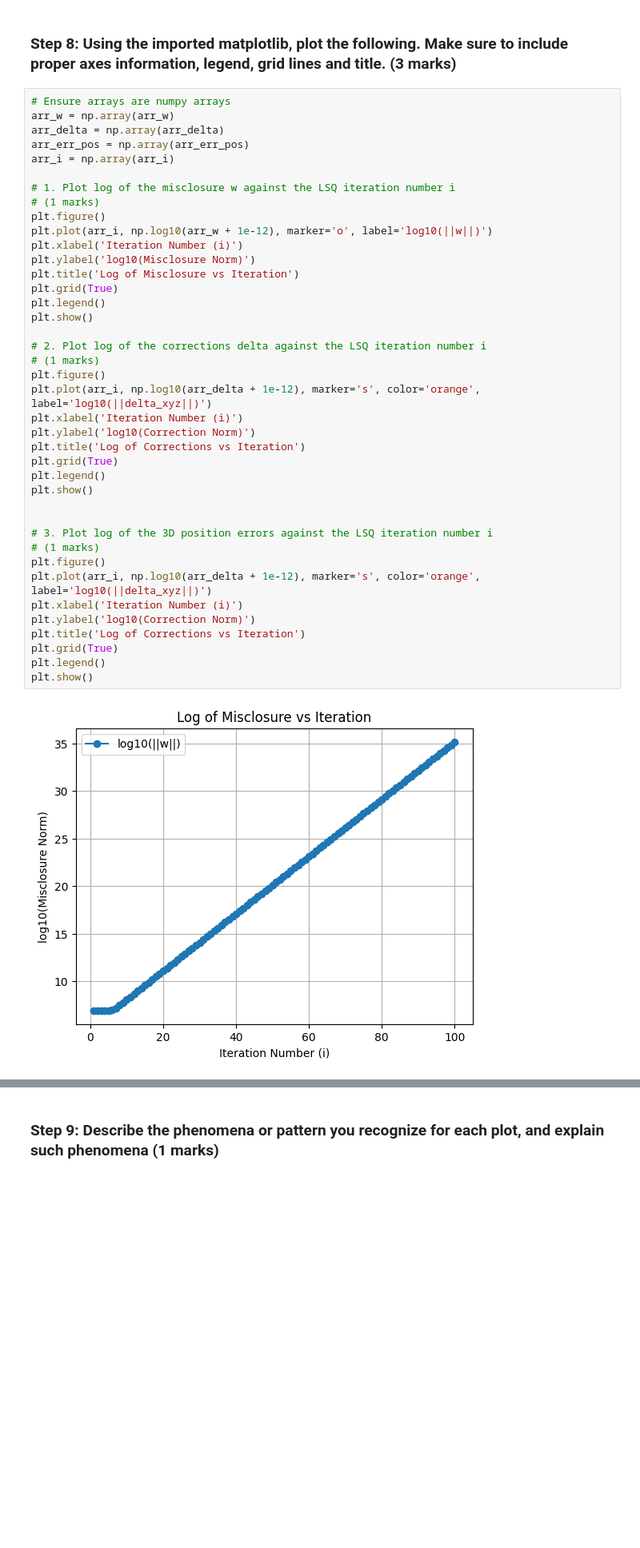
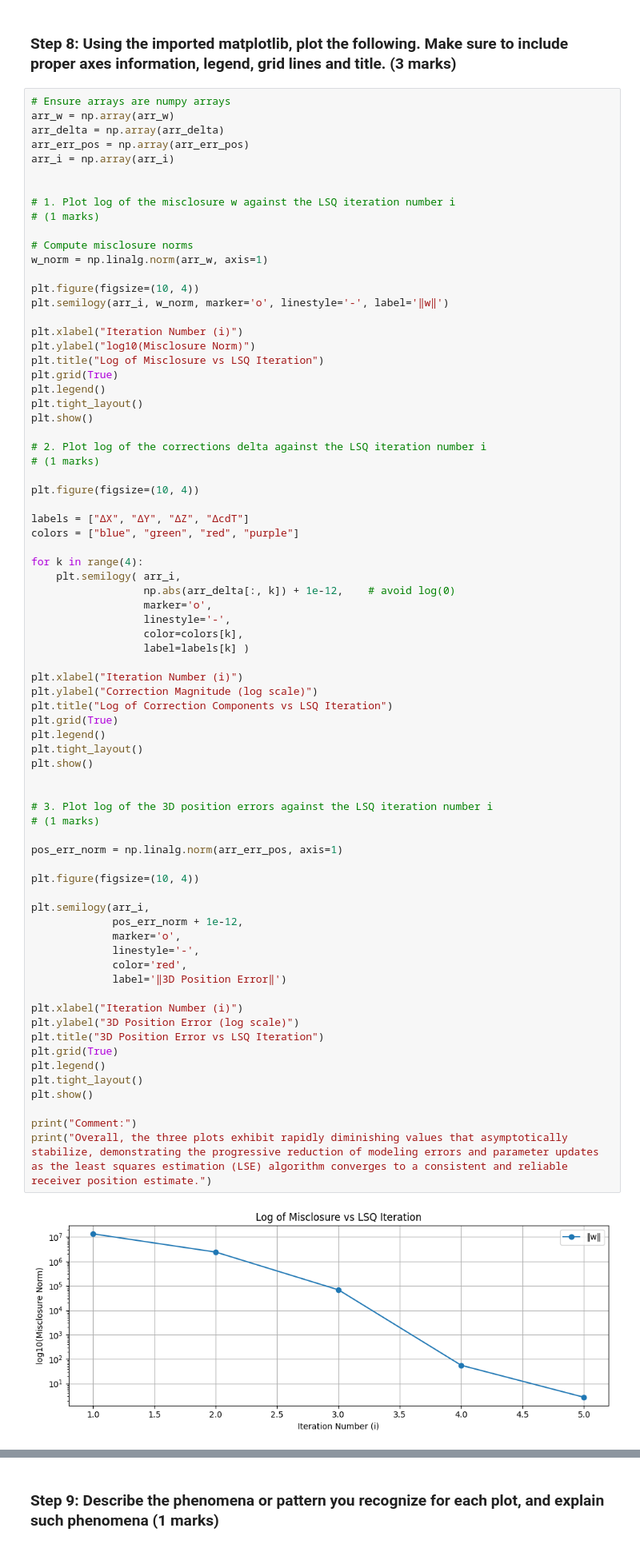
Before and after one commit to AngelicaCasibua/ENGG680_2025_Fall, a Jupyter notebook: Lab_Assignment2/Assignment2_Upload.ipynb, the cells around one changed output, grey strips where cells are left out. Shown at 80% size. Cells and saved outputs as stored; diff of their text form; blank space fills up the shorter version.

```diff
--- a/Lab_Assignment2/Assignment2_Upload.ipynb
+++ b/Lab_Assignment2/Assignment2_Upload.ipynb
@@ -428,42 +380,76 @@ Final 3-D Position Error (meters):
 # %%
 # Ensure arrays are numpy arrays
 arr_w = np.array(arr_w)
 arr_delta = np.array(arr_delta)
 arr_err_pos = np.array(arr_err_pos)
 arr_i = np.array(arr_i)
 
+
 # 1. Plot log of the misclosure w against the LSQ iteration number i
 # (1 marks)
-plt.figure()
-plt.plot(arr_i, np.log10(arr_w + 1e-12), marker='o', label='log10(||w||)')
-plt.xlabel('Iteration Number (i)')
-plt.ylabel('log10(Misclosure Norm)')
-plt.title('Log of Misclosure vs Iteration')
+
+# Compute misclosure norms
+w_norm = np.linalg.norm(arr_w, axis=1)
+
+plt.figure(figsize=(10, 4))
+plt.semilogy(arr_i, w_norm, marker='o', linestyle='-', label='‖w‖')
+
+plt.xlabel("Iteration Number (i)")
+plt.ylabel("log10(Misclosure Norm)")
+plt.title("Log of Misclosure vs LSQ Iteration")
 plt.grid(True)
 plt.legend()
+plt.tight_layout()
 plt.show()
 
 # 2. Plot log of the corrections delta against the LSQ iteration number i
 # (1 marks)
-plt.figure()
-plt.plot(arr_i, np.log10(arr_delta + 1e-12), marker='s', color='orange', label='log10(||delta_xyz||)')
-plt.xlabel('Iteration Number (i)')
-plt.ylabel('log10(Correction Norm)')
-plt.title('Log of Corrections vs Iteration')
+
+plt.figure(figsize=(10, 4))
+
+labels = ["ΔX", "ΔY", "ΔZ", "ΔcdT"]
+colors = ["blue", "green", "red", "purple"]
+
+for k in range(4):
+    plt.semilogy( arr_i,
+                  np.abs(arr_delta[:, k]) + 1e-12,    # avoid log(0)
+                  marker='o',
+                  linestyle='-',
+                  color=colors[k],
+                  label=labels[k] )
+
+plt.xlabel("Iteration Number (i)")
+plt.ylabel("Correction Magnitude (log scale)")
+plt.title("Log of Correction Components vs LSQ Iteration")
 plt.grid(True)
 plt.legend()
+plt.tight_layout()
 plt.show()
 
 
 # 3. Plot log of the 3D position errors against the LSQ iteration number i
 # (1 marks)
-plt.figure()
-plt.plot(arr_i, np.log10(arr_delta + 1e-12), marker='s', color='orange', label='log10(||delta_xyz||)')
-plt.xlabel('Iteration Number (i)')
-plt.ylabel('log10(Correction Norm)')
-plt.title('Log of Corrections vs Iteration')
+
+pos_err_norm = np.linalg.norm(arr_err_pos, axis=1)
+
+plt.figure(figsize=(10, 4))
+
+plt.semilogy(arr_i,
+             pos_err_norm + 1e-12,
+             marker='o',
+             linestyle='-',
+             color='red',
+             label='‖3D Position Error‖')
+
+plt.xlabel("Iteration Number (i)")
+plt.ylabel("3D Position Error (log scale)")
+plt.title("3D Position Error vs LSQ Iteration")
 plt.grid(True)
 plt.legend()
+plt.tight_layout()
 plt.show()
+
+print("Comment:")
+print("Overall, the three plots exhibit rapidly diminishing values that asymptotically stabilize, demonstrating the progressive reduction of modeling errors and parameter updates as the least squares estimation (LSE) algorithm converges to a consistent and reliable receiver position estimate.")
 # %% [output]
-[figure, old version]
+[figure, new version]
```
Also changed, not shown: parts of 66 cells of this notebook.
